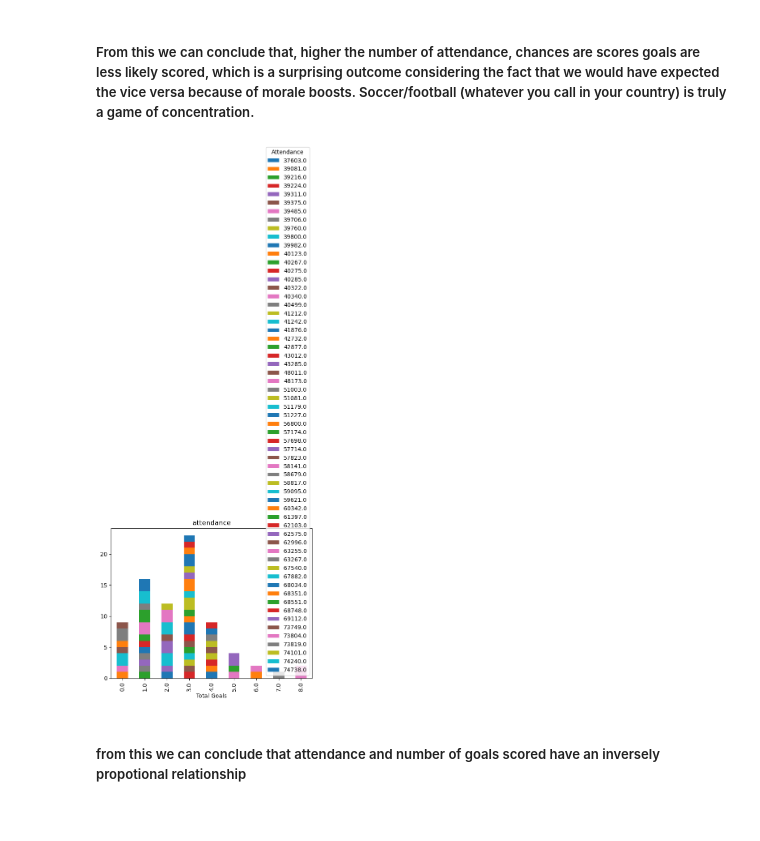
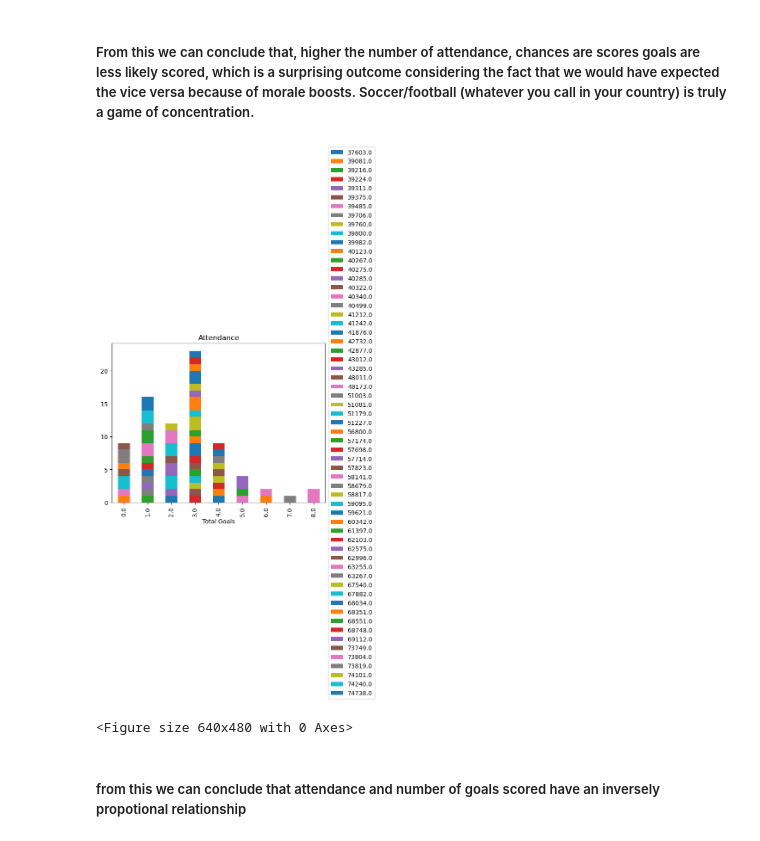
Before and after one commit to ubco-W2022T1-cosc301/project-group49, a Jupyter notebook: notebooks/analysis3.ipynb, the cells around one changed output. Saved outputs shown, nothing was run; the diff lists cells and outputs as text; code cells hidden in the pictures.

```diff
--- a/notebooks/analysis3.ipynb
+++ b/notebooks/analysis3.ipynb
@@ -361,10 +341,13 @@ plt.savefig('../images/analysis3_RQ1.png')
 # %% [markdown]
 ##### From this we can conclude that, higher the number of attendance, chances are scores goals are less likely scored, which is a surprising outcome considering the fact that we would have expected the vice versa because of morale boosts. Soccer/football (whatever you call in your country) is truly a game of concentration.
 # %%
-cleanData.groupby(['Total Goals', 'Attendance']).size().unstack().plot(kind='bar', stacked=True, title='attendance')
+cleanData.groupby(['Total Goals', 'Attendance']).size().unstack().plot(kind='bar', stacked=True, title='Attendance')
+plt.legend(loc='center left', bbox_to_anchor=(1, 0.5))
+plt.show()
 plt.savefig('../images/analysis3_RQ2.png')
 # %% [output]
-[figure, old version]
+[figure, new version]
+<Figure size 640x480 with 0 Axes>
 # %% [markdown]
 ##### from this we can conclude that attendance and number of goals scored have an inversely propotional relationship
 # %%
```
Also changed, not shown: parts of 4 cells of this notebook, 4 other files.
